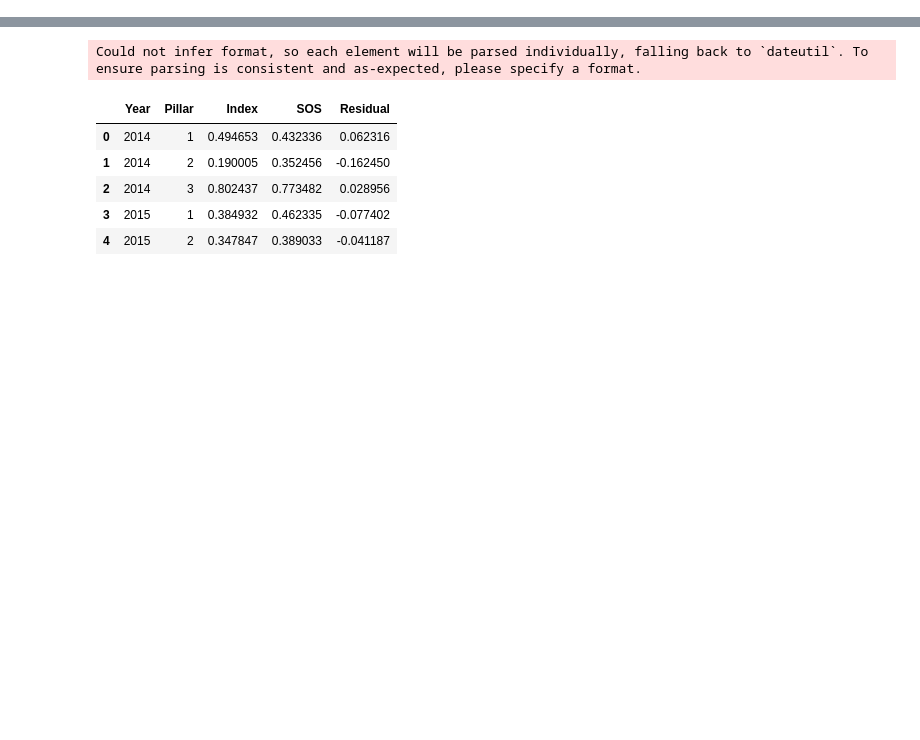
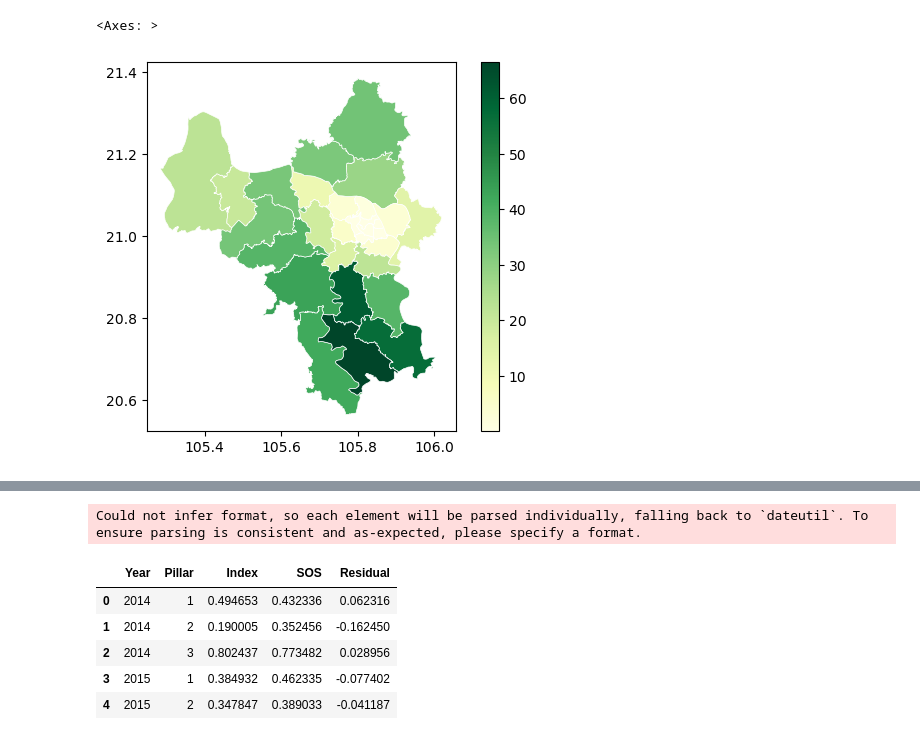
Before and after one commit to J-OFarrell/EcoFoodSystems-dashboard-development, a Jupyter notebook: legacy_files/data_prep.ipynb, the cells around one changed output, grey strips where cells are left out. Saved outputs shown, nothing was run; the diff lists cells and outputs as text; code cells hidden in the pictures; blank space fills up the shorter version.

Commit message:
added LULC to resilience tab

```diff
--- a/legacy_files/data_prep.ipynb
+++ b/legacy_files/data_prep.ipynb
@@ -11,0 +14,24 @@ import plotly.graph_objects as go
+# %%
+lulc = pd.read_csv("/Users/jemimaofarrell/Documents/Python/EcoFoodSystems/Other_LULC/2020VNM_v23.09_10m/hanoi_lulc_summary.csv")
+
+cat_dict = {
+1: 'Water',
+2: 'Urban/Built-up',
+3: 'Rice',
+4: 'Other Crops',
+5: 'Grass/Shrub',
+6: 'Woody Crops/Orchards',
+7: 'Barren',
+8: 'Evergreen Forest',
+9: 'Deciduous Forest',
+10: 'Plantation Forest',
+11: 'Mangrove Forest',
+12: 'Aquaculture'}
+
+keep_cols = ['Dist_name','Dis_code'] + list(cat_dict.values())
+
+lulc = lulc[keep_cols]
+lulc.set_index(['Dist_name','Dis_code'], inplace=True)
+lulc = lulc * 100
+lulc.reset_index(inplace=True)
+lulc.head()
@@ -11,0 +45,4 @@ import plotly.graph_objects as go
+# %%
+hanoi_json_path = '/Users/jemimaofarrell/Documents/Python/EcoFoodSystems/EcoFoodSystems_Dashboard_Development/assets/data/hanoi/mpi/hanoi_districts_MPI.geojson'
+hanoi = gpd.read_file(hanoi_json_path)
+hanoi.head()
@@ -11,0 +56,4 @@ import plotly.graph_objects as go
+# %%
+lulc_stats = pd.concat([hanoi.set_index("Dis_code")[['geometry','Dist_Name']], lulc.set_index("Dis_code")], axis=1, join="inner").reset_index()
+lulc_stats_gdf = gpd.GeoDataFrame(lulc_stats, geometry="geometry", crs="EPSG:4326")
+lulc_stats_gdf.dtypes
@@ -11,0 +80,5 @@ import plotly.graph_objects as go
+# %%
+lulc_stats_gdf.plot(column='Rice', cmap='YlGn', legend=True, edgecolor='white', linewidth=0.5)
+# %% [output]
+<Axes: >
+[figure, added]
```
Also changed, not shown: parts of 7 cells of this notebook, 4 other files.
